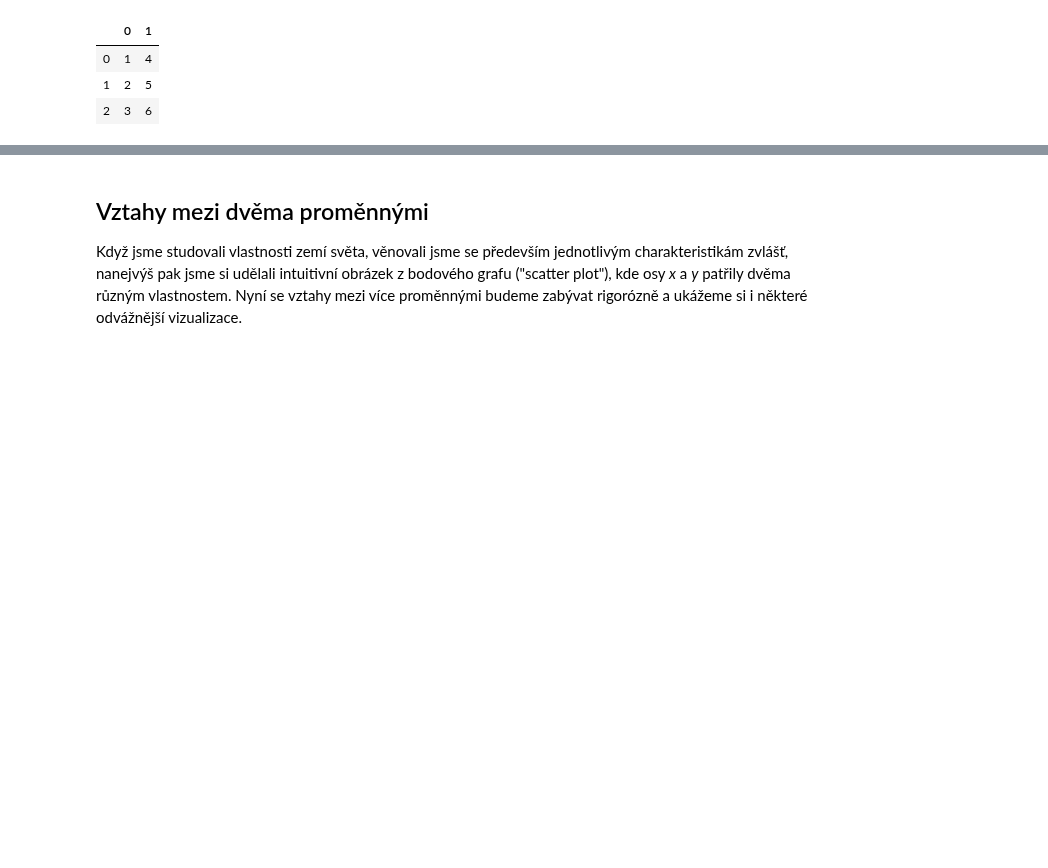
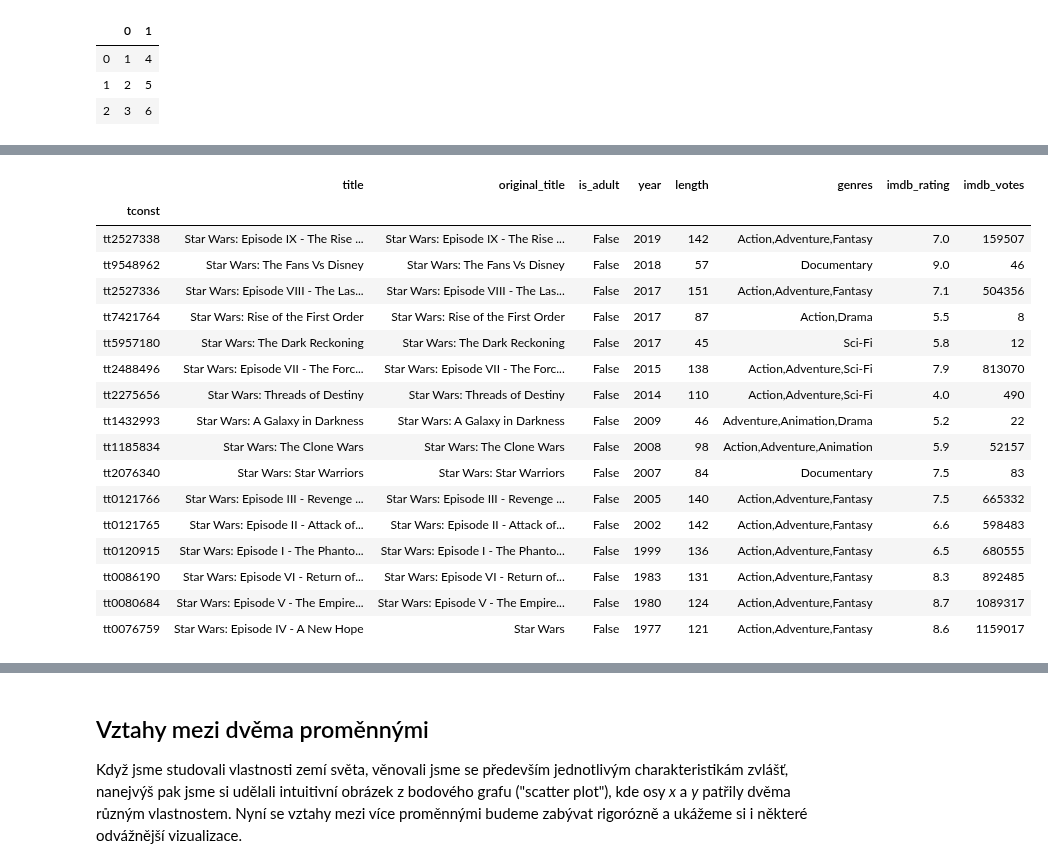
Before and after one commit to janpipek/naucse.python.cz, a Jupyter notebook: lessons/pydata/pandas_correlations/index.ipynb, the cells around one changed output, grey strips where cells are left out. Saved outputs shown, nothing was run; the diff lists cells and outputs as text; code cells hidden in the pictures; blank space fills up the shorter version.

```diff
--- a/lessons/pydata/pandas_correlations/index.ipynb
+++ b/lessons/pydata/pandas_correlations/index.ipynb
@@ -129,0 +219,23 @@ import seaborn as sns
+# %%
+movies = (imdb_titles_raw
+    .query("titleType == 'movie'")
+    .query("startYear <= 2019")             # Vyhodí budoucnost i nevyplněné
+    .query("isAdult <= 1")                  # Chybně vyplněné řádky
+    .assign(
+        titleType=lambda df: df["titleType"].astype("category"),
+        startYear=lambda df: df["startYear"].astype(int),
+        isAdult=lambda df: df["isAdult"].astype(bool),
+        runtimeMinutes=lambda df: pd.to_numeric(df["runtimeMinutes"], errors="coerce").astype("Int32")
+    )
+    .drop(["titleType", "endYear"], axis="columns")
+    .dropna(subset=["runtimeMinutes"])
+    .rename({
+        "primaryTitle": "title",
+        "runtimeMinutes": "length",
+        "originalTitle": "original_title",
+        "startYear": "year",
+        "isAdult": "is_adult",
+    }, axis="columns")
+    .set_index("tconst")
+    .sort_values(["year", "title"])
+)
@@ -129,0 +447,21 @@ import seaborn as sns
+# %%
+movies_with_rating[movies_with_rating["title"].str.startswith("Star Wars:")].sort_values("year", ascending=False)
+# %% [output]
+|  | title | original_title | is_adult | year | length | genres | imdb_rating | imdb_votes |
+| tconst |  |  |  |  |  |  |  |  |
+| tt2527338 | Star Wars: Episode IX - The Rise ... | Star Wars: Episode IX - The Rise ... | False | 2019 | 142 | Action,Adventure,Fantasy | 7.0 | 159507 |
+| tt9548962 | Star Wars: The Fans Vs Disney | Star Wars: The Fans Vs Disney | False | 2018 | 57 | Documentary | 9.0 | 46 |
+| tt2527336 | Star Wars: Episode VIII - The Las... | Star Wars: Episode VIII - The Las... | False | 2017 | 151 | Action,Adventure,Fantasy | 7.1 | 504356 |
+| tt7421764 | Star Wars: Rise of the First Order | Star Wars: Rise of the First Order | False | 2017 | 87 | Action,Drama | 5.5 | 8 |
+| tt5957180 | Star Wars: The Dark Reckoning | Star Wars: The Dark Reckoning | False | 2017 | 45 | Sci-Fi | 5.8 | 12 |
+| tt2488496 | Star Wars: Episode VII - The Forc... | Star Wars: Episode VII - The Forc... | False | 2015 | 138 | Action,Adventure,Sci-Fi | 7.9 | 813070 |
+| tt2275656 | Star Wars: Threads of Destiny | Star Wars: Threads of Destiny | False | 2014 | 110 | Action,Adventure,Sci-Fi | 4.0 | 490 |
+| tt1432993 | Star Wars: A Galaxy in Darkness | Star Wars: A Galaxy in Darkness | False | 2009 | 46 | Adventure,Animation,Drama | 5.2 | 22 |
+| tt1185834 | Star Wars: The Clone Wars | Star Wars: The Clone Wars | False | 2008 | 98 | Action,Adventure,Animation | 5.9 | 52157 |
+| tt2076340 | Star Wars: Star Warriors | Star Wars: Star Warriors | False | 2007 | 84 | Documentary | 7.5 | 83 |
+| tt0121766 | Star Wars: Episode III - Revenge ... | Star Wars: Episode III - Revenge ... | False | 2005 | 140 | Action,Adventure,Fantasy | 7.5 | 665332 |
+| tt0121765 | Star Wars: Episode II - Attack of... | Star Wars: Episode II - Attack of... | False | 2002 | 142 | Action,Adventure,Fantasy | 6.6 | 598483 |
+| tt0120915 | Star Wars: Episode I - The Phanto... | Star Wars: Episode I - The Phanto... | False | 1999 | 136 | Action,Adventure,Fantasy | 6.5 | 680555 |
+| tt0086190 | Star Wars: Episode VI - Return of... | Star Wars: Episode VI - Return of... | False | 1983 | 131 | Action,Adventure,Fantasy | 8.3 | 892485 |
+| tt0080684 | Star Wars: Episode V - The Empire... | Star Wars: Episode V - The Empire... | False | 1980 | 124 | Action,Adventure,Fantasy | 8.7 | 1089317 |
+| tt0076759 | Star Wars: Episode IV - A New Hope | Star Wars | False | 1977 | 121 | Action,Adventure,Fantasy | 8.6 | 1159017 |
```
Also changed, not shown: parts of 60 cells of this notebook.
